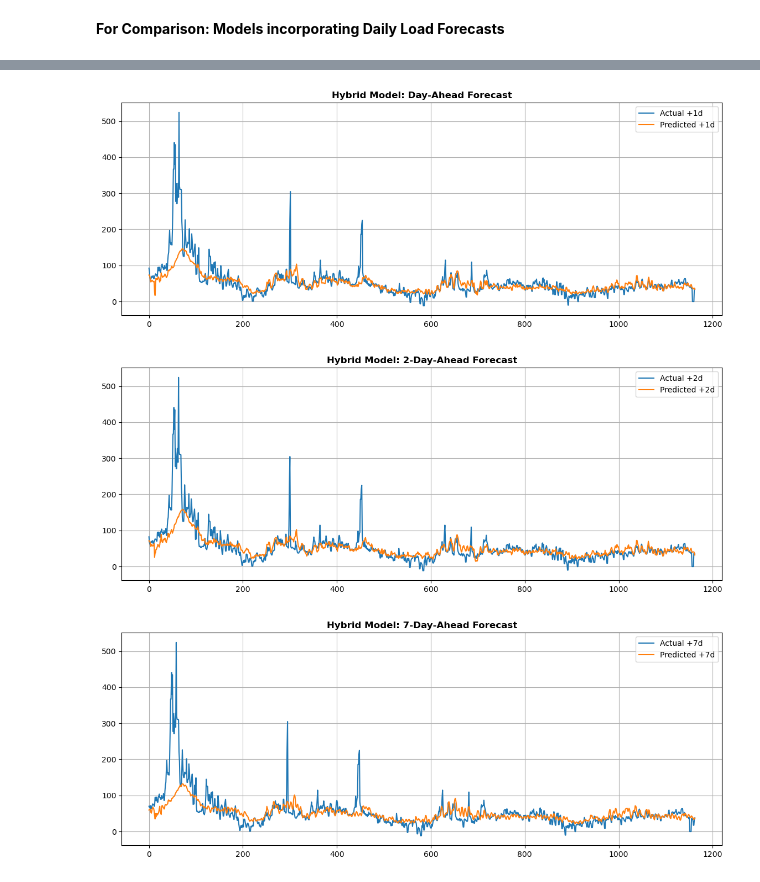
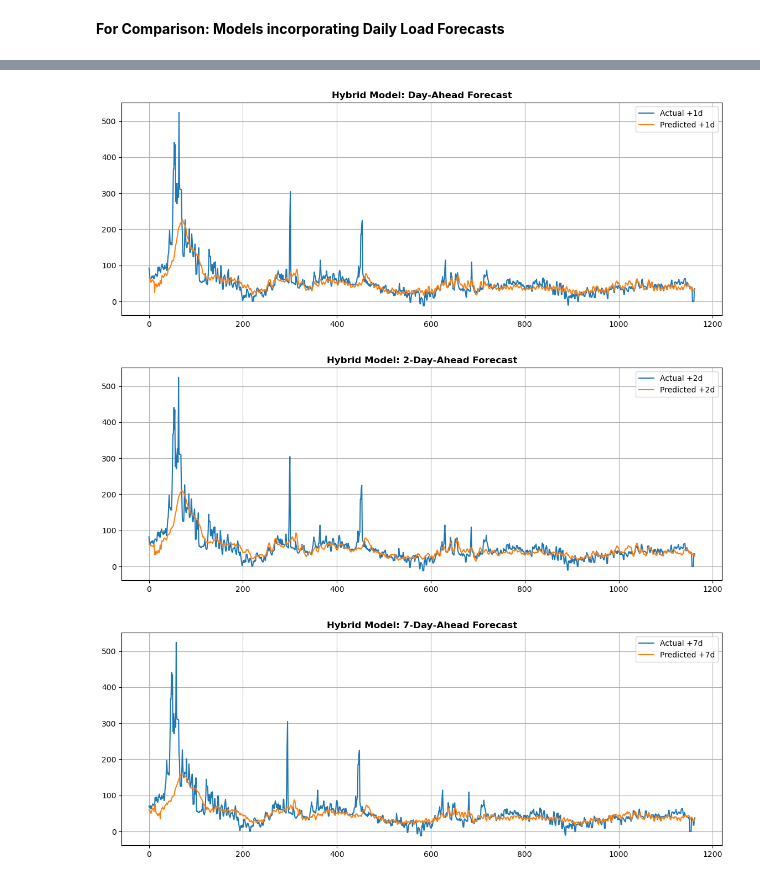
Before and after one commit to eschmidy1/DATA-543-CA-Energy, a Jupyter notebook: prelim_model.ipynb, the cells around one changed output, grey strips where cells are left out. Cells and saved outputs as stored; diff of their text form; code cells hidden in the pictures.

```diff
--- a/prelim_model.ipynb
+++ b/prelim_model.ipynb
@@ -915,7 +915,7 @@ model = HybridCNN(
 criterion = nn.MSELoss()
 optimizer = torch.optim.Adam(model.parameters(), lr=1e-3)
 
-epochs = 20
+epochs = 25
 for epoch in range(epochs):
     model.train()
     train_loss = 0.0
@@ -1002,6 +1002,6 @@ Epoch 20 | Train Loss: 247.2641 | Val Loss: 1376.2067
-[figure, old version]
+[figure, new version]
-[figure, old version]
+[figure, new version]
-[figure, old version]
+[figure, new version]
 # %%
 ##########################################################################
 # Random Forest Model for Comparison to CNN
```
Also changed, not shown: parts of 5 cells of this notebook, 1 other file.
